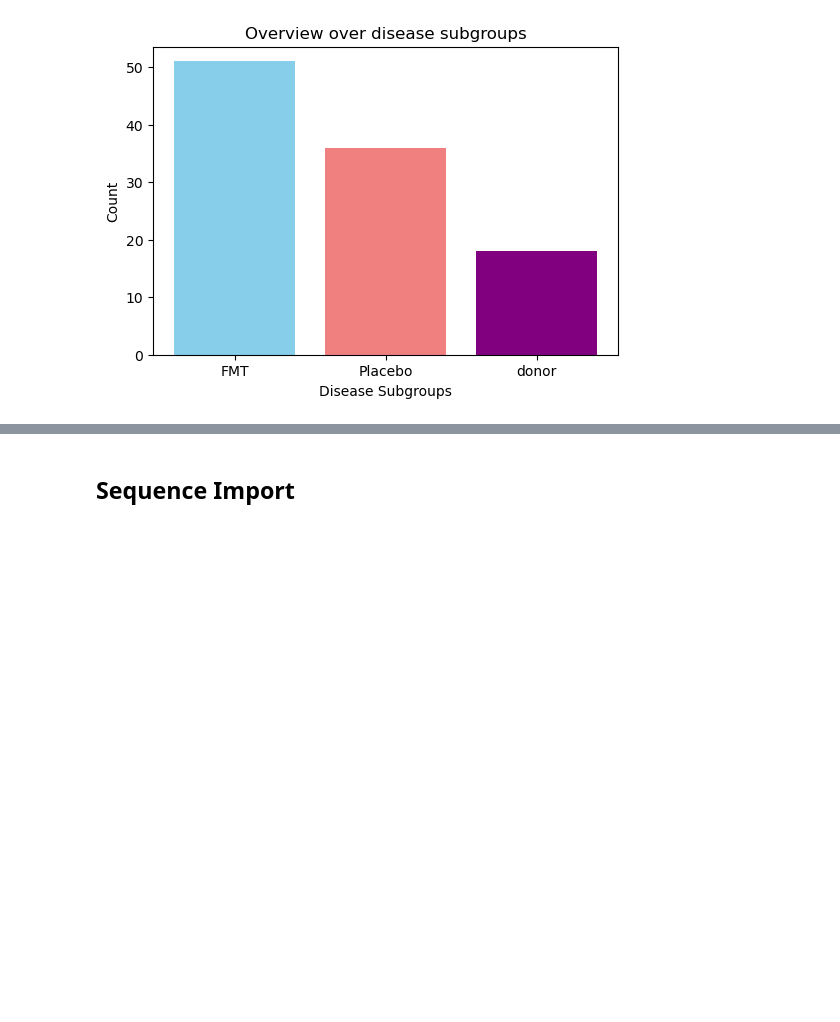
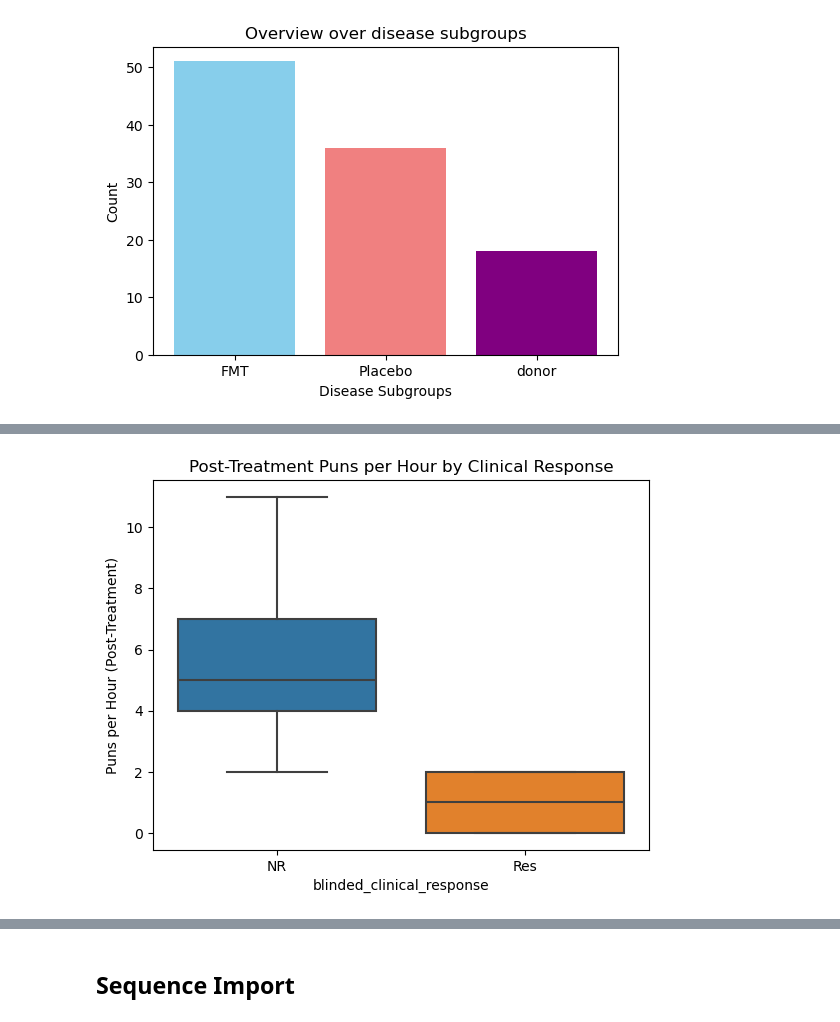
Before and after one commit to marie3003/pundemic, a Jupyter notebook: w3_denoising.ipynb, the cells around one changed output, grey strips where cells are left out. Saved outputs shown, nothing was run; the diff lists cells and outputs as text; code cells hidden in the pictures; blank space fills up the shorter version.

```diff
--- a/w3_denoising.ipynb
+++ b/w3_denoising.ipynb
@@ -147,0 +158,8 @@ plt.show()
+# %%
+#Blinded Clinical Response Analysis
+sns.boxplot(data=meta_df, x='blinded_clinical_response', y='puns_per_hour_post_treatment')
+plt.title("Post-Treatment Puns per Hour by Clinical Response")
+plt.ylabel("Puns per Hour (Post-Treatment)")
+plt.show()
+# %% [output]
+[figure, added]
```
Also changed, not shown: parts of 17 cells of this notebook.
